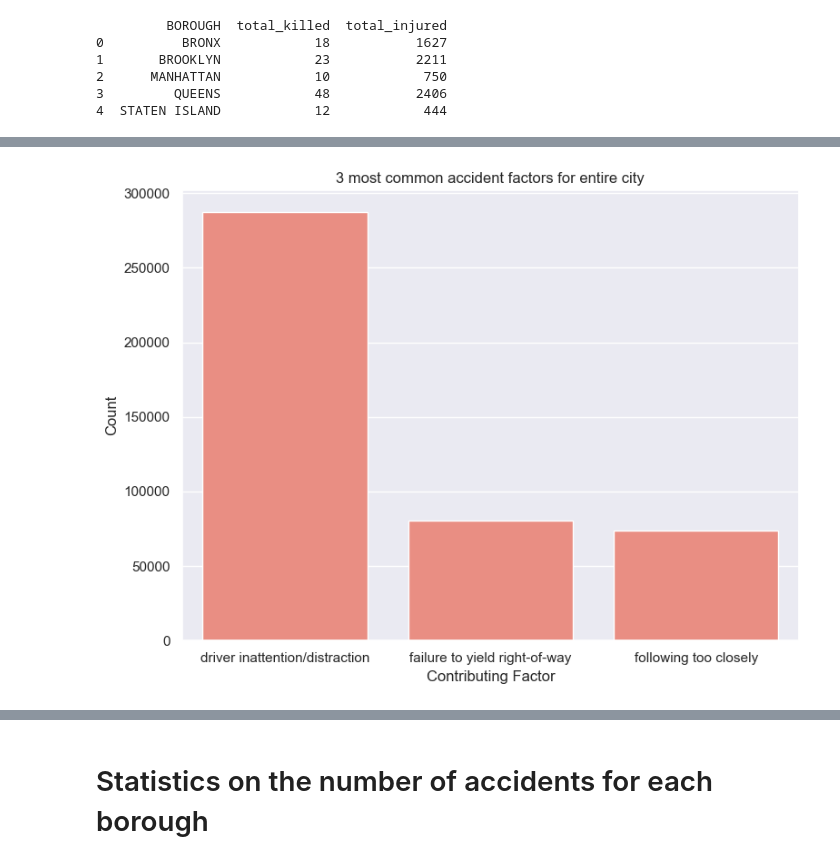
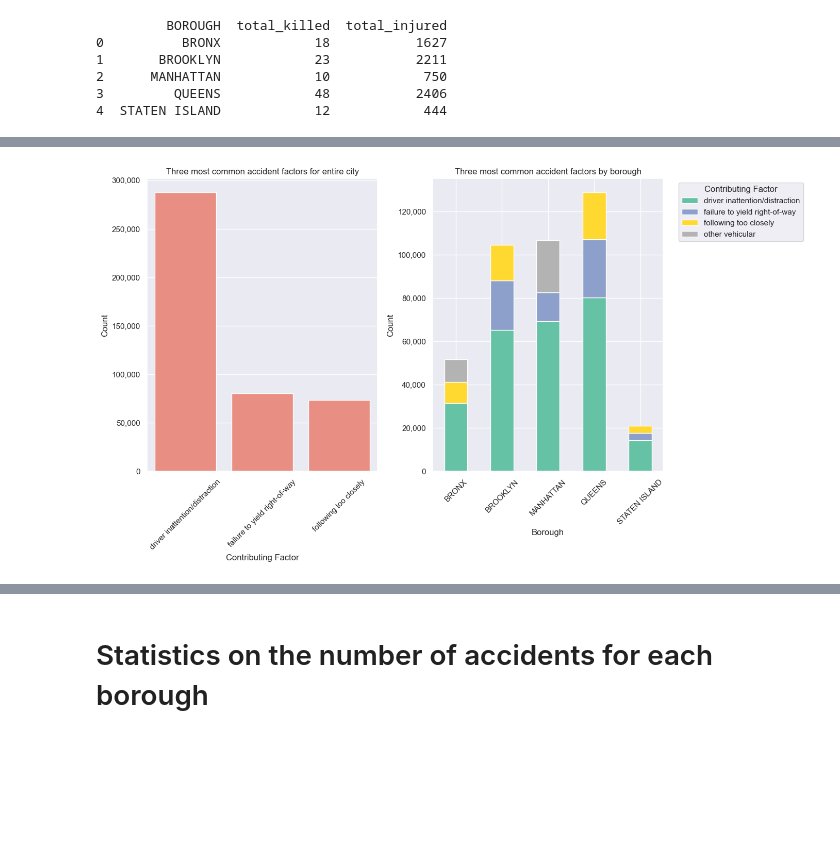
Before and after one commit to IgorGarlej/nyc-traffic-accident-analysis, a Jupyter notebook: notebooks/02.Analysis.ipynb, the cells around one changed output, grey strips where cells are left out. Drawn from its saved outputs; the diff is of its cells as text; code cells hidden in the pictures; blank space fills up the shorter version.

```diff
--- a/notebooks/02.Analysis.ipynb
+++ b/notebooks/02.Analysis.ipynb
@@ -224,13 +234,29 @@ pivot_borough = top_3_by_borough.pivot(index='BOROUGH', columns='CONTRIBUTING FA
 top_3_entire = df_long["CONTRIBUTING FACTOR"].value_counts().head(3).reset_index()
 top_3_entire.columns = ['CONTRIBUTING FACTOR', 'count']
 # %%
-fig, ax = plt.subplots(figsize=(8, 6))
+fig, ax = plt.subplots(1,2, figsize=(14,8))
 
-sns.barplot(data = top_3_entire, x = "CONTRIBUTING FACTOR", y = "count", color = "salmon"  )
-ax.set_title("3 most common accident factors for entire city")
-ax.set_xlabel("Contributing Factor")
-ax.set_ylabel("Count")
+sns.barplot(ax=ax[0], data = top_3_entire, x = "CONTRIBUTING FACTOR", y = "count", color = "salmon"  )
+
+apply_thousand_separator(ax[0])
+
+ax[0].set_title("Three most common accident factors for entire city")
+ax[0].set_xlabel("Contributing Factor")
+ax[0].tick_params(axis="x", rotation=45)
+ax[0].set_ylabel("Count")
+
+ax[1] = pivot_borough.plot(ax=ax[1],kind='bar', stacked=True, colormap='Set2')
+
+apply_thousand_separator(ax[1])
+
+ax[1].set_title("Three most common accident factors by borough")
+ax[1].set_xlabel("Borough")
+ax[1].set_ylabel("Count")
+ax[1].tick_params(axis="x",rotation=45)
+ax[1].legend(title="Contributing Factor", bbox_to_anchor=(1.05, 1), loc='upper left')
+
 plt.tight_layout()
+plt.savefig("../visuals/03.Three_most_common_accident_factors.png")
 plt.show()
 # %% [output]
-[figure, old version]
+[figure, new version]
```
Also changed, not shown: parts of 15 cells of this notebook, 1 other file.
